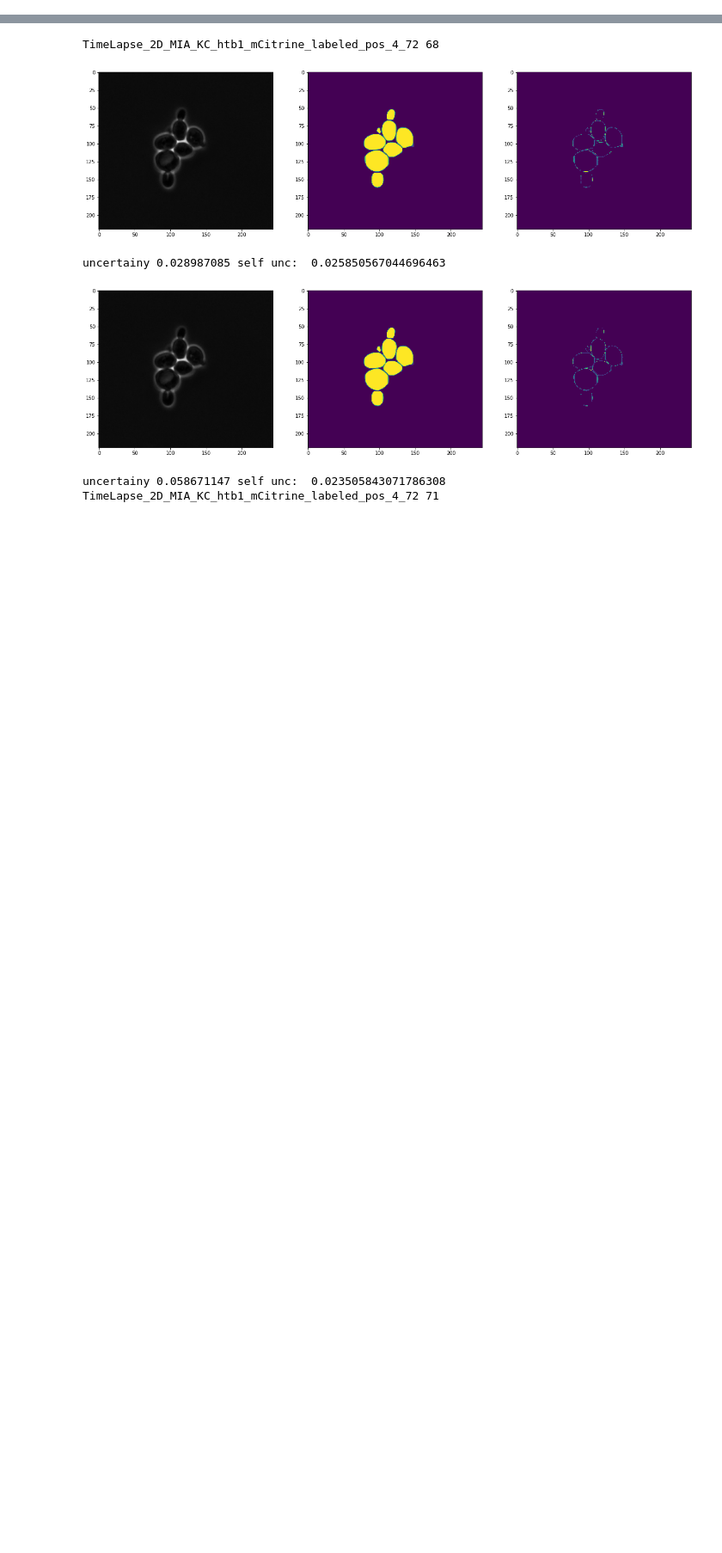
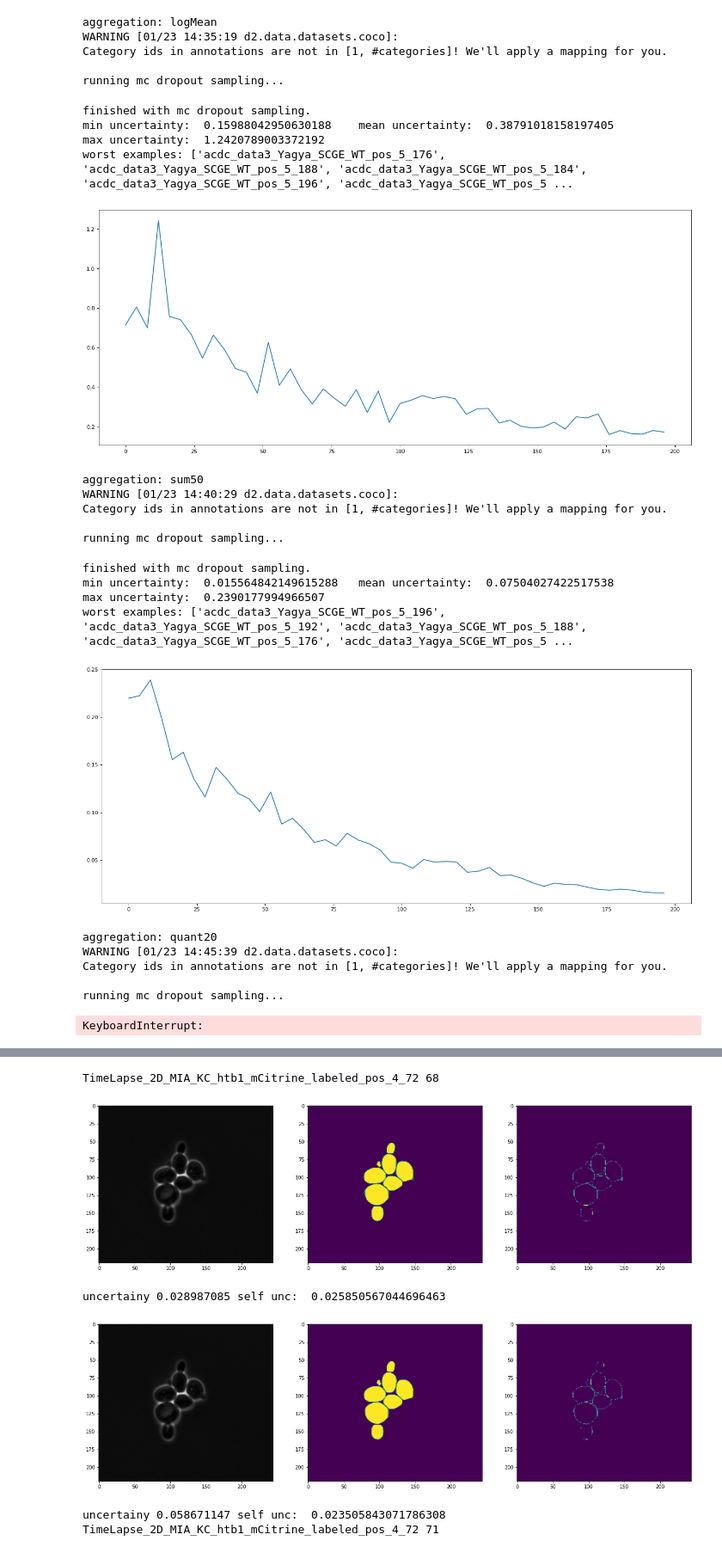
Before and after one commit to SchmollerLab/activeInstanceSegment, a Jupyter notebook: jupyter_notebooks/montecarlo_dropout.ipynb, the cells around one changed output, grey strips where cells are left out. Shown at 86% size. Cells and saved outputs as stored; diff of their text form; code cells hidden in the pictures; blank space fills up the shorter version.

```diff
--- a/jupyter_notebooks/montecarlo_dropout.ipynb
+++ b/jupyter_notebooks/montecarlo_dropout.ipynb
@@ -234,0 +308,32 @@ plt.plot(*zip(*sorted(res)))
+# %%
+for agg in ["logMean","sum50","quant20","quant10"]:
+    print(f"aggregation: {agg}")
+    curve = get_uncertainty_for_video(video_name="acdc_data3_Yagya_SCGE_WT_pos_5", aggregation=agg)
+    figure(figsize=(20, 8), dpi=80)
+    plt.plot(*curve)
+    plt.show()
+# %% [output]
+aggregation: logMean
+WARNING [01/23 14:35:19 d2.data.datasets.coco]:
+Category ids in annotations are not in [1, #categories]! We'll apply a mapping for you.
+
+running mc dropout sampling...
+finished with mc dropout sampling.
+min uncertainty:  0.15988042950630188    mean uncertainty:  0.38791018158197405          max uncertainty:  1.2420789003372192
+worst examples: ['acdc_data3_Yagya_SCGE_WT_pos_5_176', 'acdc_data3_Yagya_SCGE_WT_pos_5_188', 'acdc_data3_Yagya_SCGE_WT_pos_5_184', 'acdc_data3_Yagya_SCGE_WT_pos_5_196', 'acdc_data3_Yagya_SCGE_WT_pos_5 ...
+[figure, added]
+aggregation: sum50
+WARNING [01/23 14:40:29 d2.data.datasets.coco]:
+Category ids in annotations are not in [1, #categories]! We'll apply a mapping for you.
+
+running mc dropout sampling...
+finished with mc dropout sampling.
+min uncertainty:  0.015564842149615288   mean uncertainty:  0.07504027422517538          max uncertainty:  0.2390177994966507
+worst examples: ['acdc_data3_Yagya_SCGE_WT_pos_5_196', 'acdc_data3_Yagya_SCGE_WT_pos_5_192', 'acdc_data3_Yagya_SCGE_WT_pos_5_188', 'acdc_data3_Yagya_SCGE_WT_pos_5_176', 'acdc_data3_Yagya_SCGE_WT_pos_5 ...
+[figure, added]
+aggregation: quant20
+WARNING [01/23 14:45:39 d2.data.datasets.coco]:
+Category ids in annotations are not in [1, #categories]! We'll apply a mapping for you.
+
+running mc dropout sampling...
+KeyboardInterrupt:
```
Also changed, not shown: parts of 12 cells of this notebook, 7 other files.
